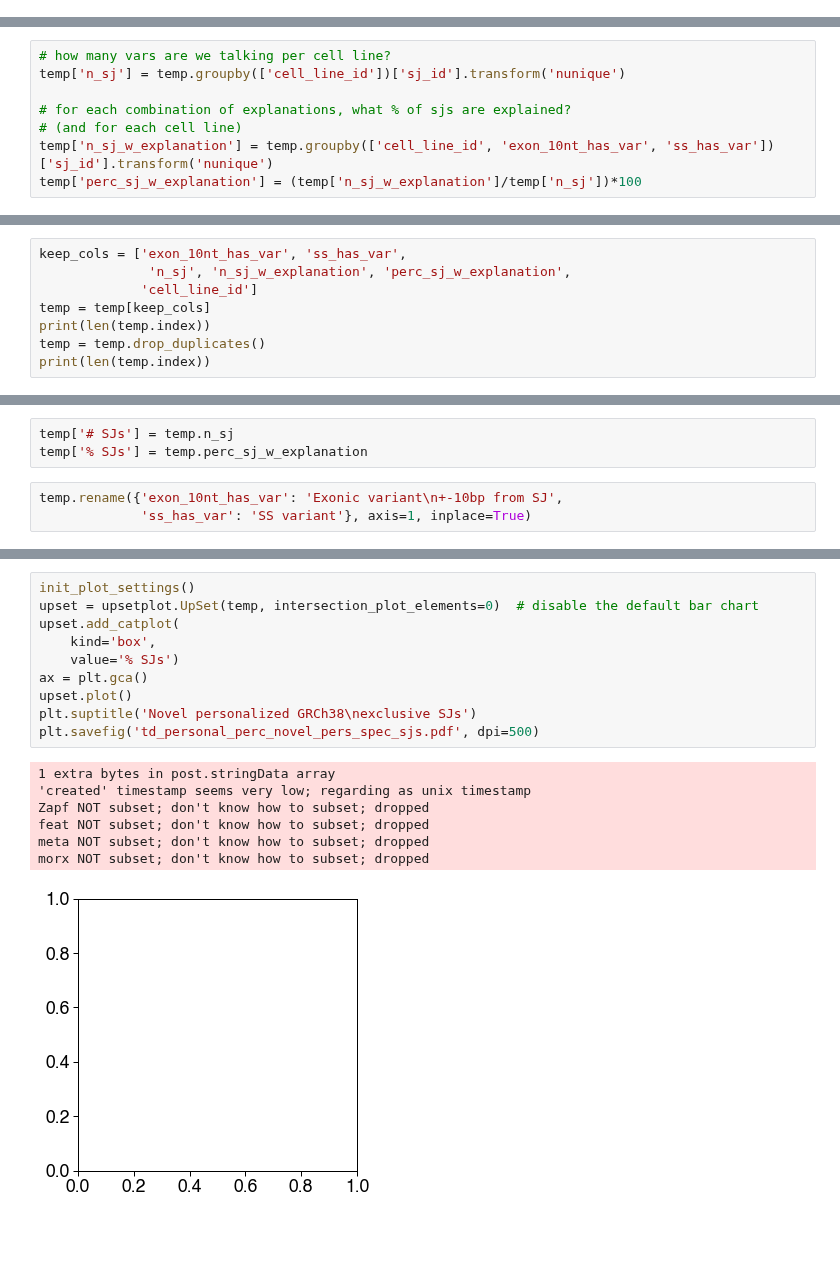
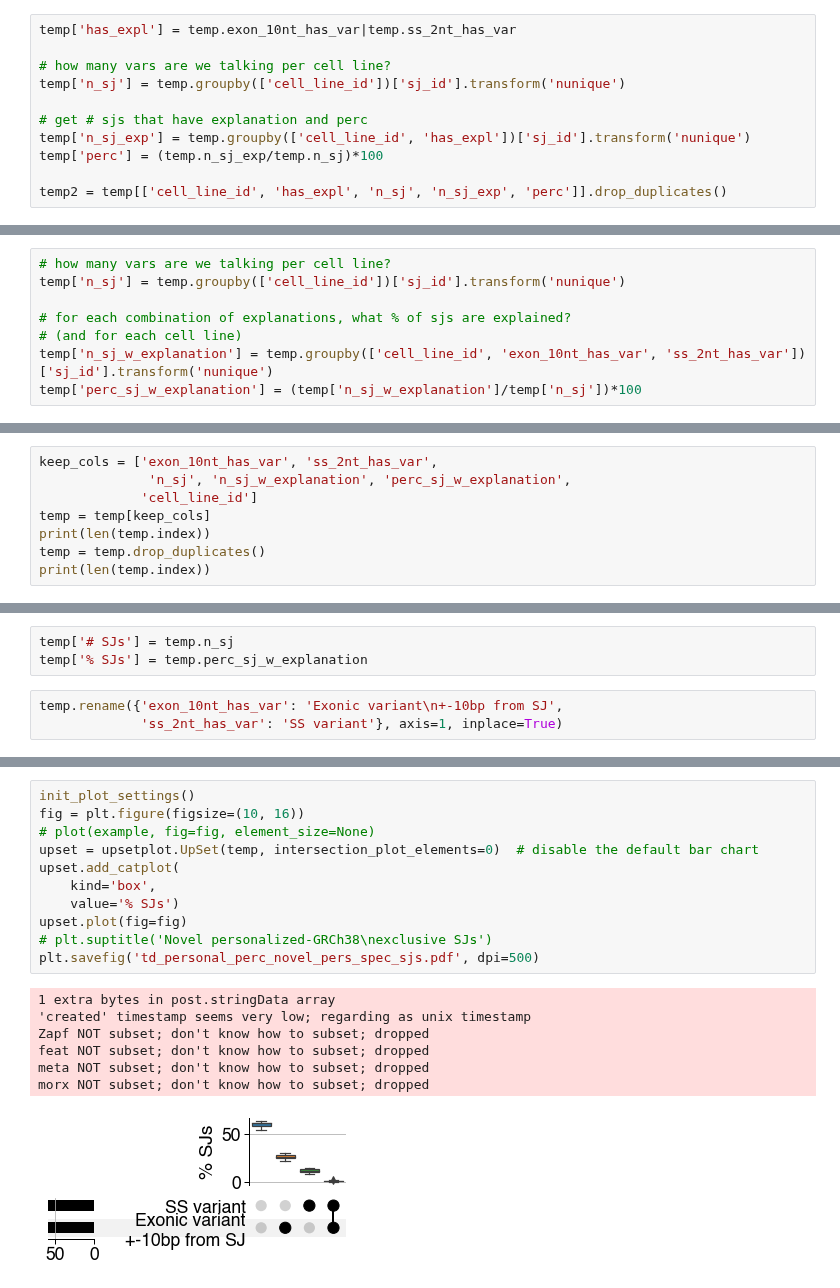
Before and after one commit to fairliereese/240903_pt, a Jupyter notebook: analysis/td_personal_exonic_sj_ss_snps_upset.ipynb, the cells around one changed output, grey strips where cells are left out. Cells and saved outputs as stored; diff of their text form; blank space fills up the shorter version.

```diff
--- a/analysis/td_personal_exonic_sj_ss_snps_upset.ipynb
+++ b/analysis/td_personal_exonic_sj_ss_snps_upset.ipynb
@@ -177,0 +160,11 @@ temp.exon_10nt_has_var.fillna(False, inplace=True)
+# %%
+temp['has_expl'] = temp.exon_10nt_has_var|temp.ss_2nt_has_var
+
+# how many vars are we talking per cell line?
+temp['n_sj'] = temp.groupby(['cell_line_id'])['sj_id'].transform('nunique')
+
+# get # sjs that have explanation and perc
+temp['n_sj_exp'] = temp.groupby(['cell_line_id', 'has_expl'])['sj_id'].transform('nunique')
+temp['perc'] = (temp.n_sj_exp/temp.n_sj)*100
+
+temp2 = temp[['cell_line_id', 'has_expl', 'n_sj', 'n_sj_exp', 'perc']].drop_duplicates()
@@ -189,5 +205,5 @@ temp['n_sj'] = temp.groupby(['cell_line_id'])['sj_id'].transform('nunique')
 
 # for each combination of explanations, what % of sjs are explained?
 # (and for each cell line)
-temp['n_sj_w_explanation'] = temp.groupby(['cell_line_id', 'exon_10nt_has_var', 'ss_has_var'])['sj_id'].transform('nunique')
+temp['n_sj_w_explanation'] = temp.groupby(['cell_line_id', 'exon_10nt_has_var', 'ss_2nt_has_var'])['sj_id'].transform('nunique')
 temp['perc_sj_w_explanation'] = (temp['n_sj_w_explanation']/temp['n_sj'])*100
@@ -203,5 +210,5 @@ temp.head()
 # %%
-keep_cols = ['exon_10nt_has_var', 'ss_has_var',
+keep_cols = ['exon_10nt_has_var', 'ss_2nt_has_var',
               'n_sj', 'n_sj_w_explanation', 'perc_sj_w_explanation',
              'cell_line_id']
 temp = temp[keep_cols]
@@ -216,7 +223,7 @@ temp['# SJs'] = temp.n_sj
 temp['% SJs'] = temp.perc_sj_w_explanation
 # %%
 temp.rename({'exon_10nt_has_var': 'Exonic variant\n+-10bp from SJ',
-             'ss_has_var': 'SS variant'}, axis=1, inplace=True)
+             'ss_2nt_has_var': 'SS variant'}, axis=1, inplace=True)
 # %%
 temp.set_index(['Exonic variant\n+-10bp from SJ', 'SS variant'], inplace=True)
 temp.head()
@@ -248,18 +238,19 @@ temp
 # %%
 init_plot_settings()
+fig = plt.figure(figsize=(10, 16))
+# plot(example, fig=fig, element_size=None)
 upset = upsetplot.UpSet(temp, intersection_plot_elements=0)  # disable the default bar chart
 upset.add_catplot(
     kind='box',
     value='% SJs')
-ax = plt.gca()
-upset.plot()
-plt.suptitle('Novel personalized GRCh38\nexclusive SJs')
+upset.plot(fig=fig)
+# plt.suptitle('Novel personalized-GRCh38\nexclusive SJs')
 plt.savefig('td_personal_perc_novel_pers_spec_sjs.pdf', dpi=500)
 # %% [output]
 1 extra bytes in post.stringData array
 'created' timestamp seems very low; regarding as unix timestamp
 Zapf NOT subset; don't know how to subset; dropped
 feat NOT subset; don't know how to subset; dropped
 meta NOT subset; don't know how to subset; dropped
 morx NOT subset; don't know how to subset; dropped
-[figure, old version]
+[figure, new version]
```
Also changed, not shown: parts of 18 cells of this notebook, 5 other files.
